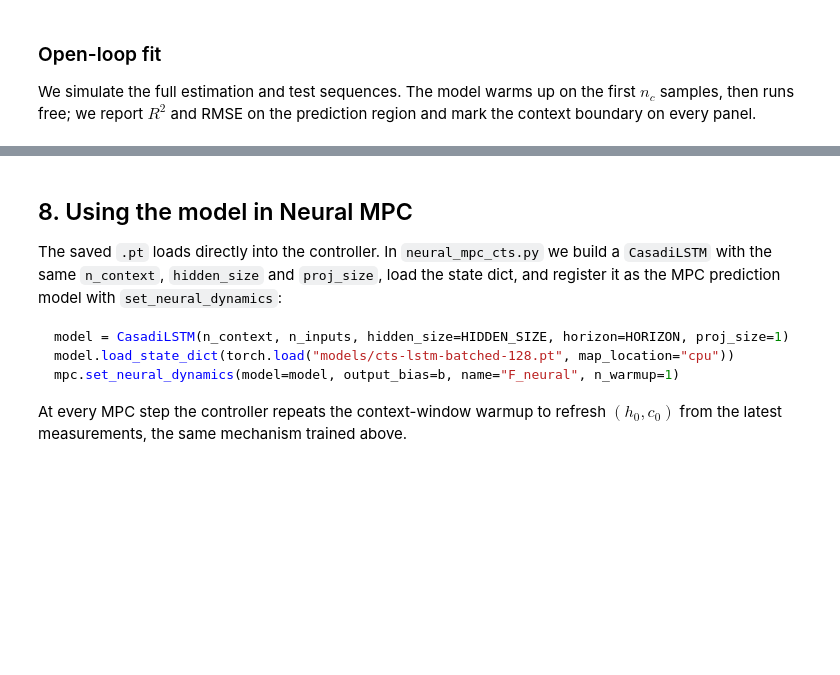
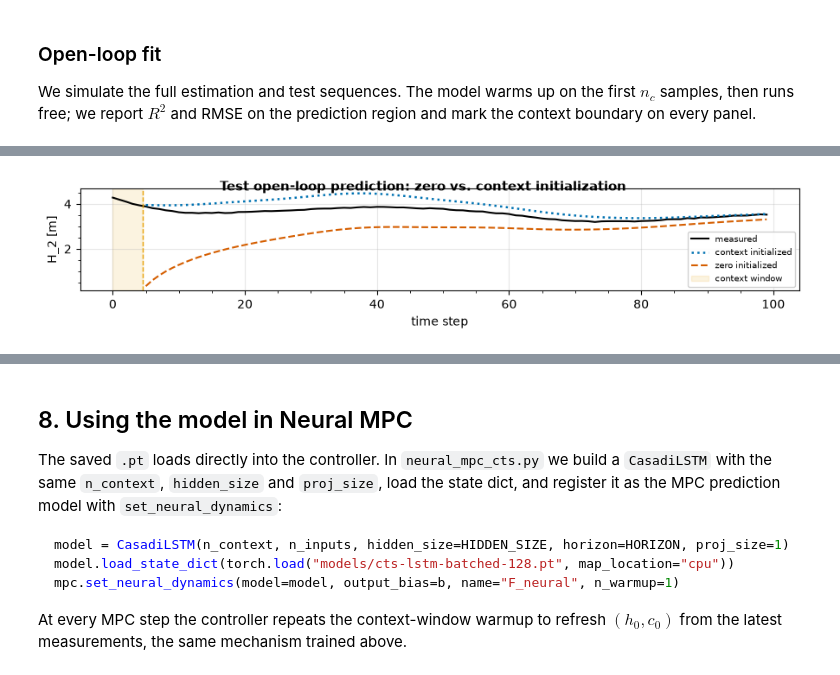
Before and after one commit to hzdr/neural-mpcx, a Jupyter notebook: examples/Cascaded_Two_Tank_System/lstm_training.ipynb, the cells around one changed output, grey strips where cells are left out. Drawn from its saved outputs; the diff is of its cells as text; code cells hidden in the pictures; blank space fills up the shorter version.

```diff
--- a/examples/Cascaded_Two_Tank_System/lstm_training.ipynb
+++ b/examples/Cascaded_Two_Tank_System/lstm_training.ipynb
@@ -303,0 +303,63 @@ plt.show()
+# %%
+WINDOW_START = 200  # starting sample of the test window
+if not 0 <= WINDOW_START <= len(u_test) - lt.WINDOW_SIZE:
+    raise ValueError("WINDOW_START must leave a full WINDOW_SIZE in the test data.")
+comparison_end = WINDOW_START + lt.WINDOW_SIZE
+u_test_scaled = (lt.normalize_data(u_test, lt.U_NORM_PARAMS, lt.U_KEYS)
+                 if lt.NORMALIZE_DATA else u_test)
+y_test_scaled = (lt.normalize_data(y_test, lt.Y_NORM_PARAMS, lt.Y_KEYS)
+                 if lt.NORMALIZE_DATA else y_test)
+comparison_model = lt.build_lstm(n_inputs, n_outputs, batch_size=1,
+                                 sequence_length=lt.WINDOW_SIZE,
+                                 device=device)
+comparison_model.load_state_dict(torch.load(str(eval_path), map_location=device))
+comparison_model.eval()
+u_window = torch.as_tensor(
+    u_test_scaled[WINDOW_START:comparison_end],
+    dtype=torch.float32, device=device
+).unsqueeze(0)
+y_window = torch.as_tensor(
+    y_test_scaled[WINDOW_START:comparison_end],
+    dtype=torch.float32, device=device
+).unsqueeze(0)
+u_forecast = u_window[:, lt.N_CONTEXT:, :]
+h_zero = u_forecast.new_zeros(1, 1, n_outputs)  # projected hidden state
+c_zero = u_forecast.new_zeros(1, 1, lt.HIDDEN_SIZE)
+with torch.no_grad():
+    y_context_scaled = comparison_model(torch.cat((u_window, y_window), dim=-1))
+    y_zero_scaled, _ = comparison_model.get_model()(u_forecast, (h_zero, c_zero))
+y_context_window = y_context_scaled.squeeze(0).cpu().numpy()
+y_zero = y_zero_scaled.squeeze(0).cpu().numpy()
+if lt.NORMALIZE_DATA:
+    y_context_window = lt.denormalize_data(
+        y_context_window, lt.Y_NORM_PARAMS, lt.Y_KEYS
+    )
+    y_zero = lt.denormalize_data(y_zero, lt.Y_NORM_PARAMS, lt.Y_KEYS)
+
+k = np.arange(lt.WINDOW_SIZE)
+forecast_k = k[lt.N_CONTEXT:]
+fig, axes = plt.subplots(n_outputs, 1, sharex=True, figsize=(9, 1.9 * n_outputs))
+axes = np.atleast_1d(axes)
+fig.suptitle("Test open-loop prediction: zero vs. context initialization",
+             fontsize=11, fontweight="bold")
+for i, ax in enumerate(axes):
+    ax.plot(k, y_test[WINDOW_START:comparison_end, i],
+            color=lt.COLOR_REAL, linewidth=1.5,
+            label="measured")
+    ax.plot(forecast_k, y_context_window[lt.N_CONTEXT:, i],
+            color=lt.COLOR_PRED, linestyle=":", linewidth=1.8,
+            label="context initialized")
+    ax.plot(forecast_k, y_zero[:, i], color="#D55E00", linestyle="--",
+            linewidth=1.5, label="zero initialized")
+    ax.axvspan(0, lt.N_CONTEXT - 0.5, color=lt.COLOR_CTX, alpha=0.12,
+               label="context window")
+    ax.axvline(lt.N_CONTEXT - 0.5, color=lt.COLOR_CTX,
+               linestyle="--", linewidth=1.0)
+    ax.set_ylabel(f"{lt.Y_KEYS[i]} [{lt.Y_UNITS[i]}]")
+    lt._style_axes(ax)
+axes[-1].set_xlabel("time step")
+fig.tight_layout()
+fig.subplots_adjust(top=0.93)
+plt.show()
+# %% [output]
+[figure, added]
```
Also changed, not shown: parts of 12 cells of this notebook, 25 other files.
